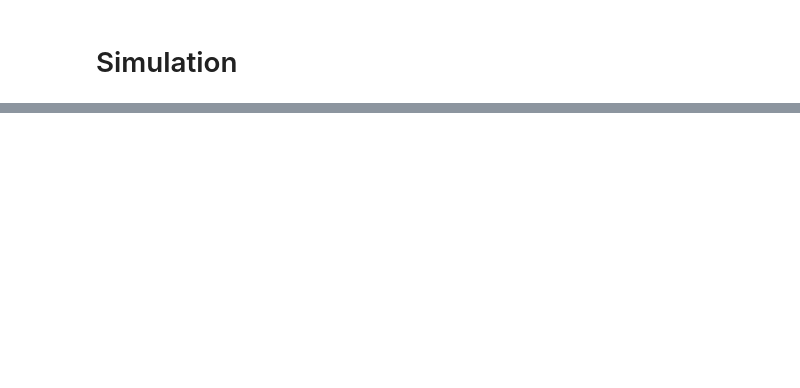
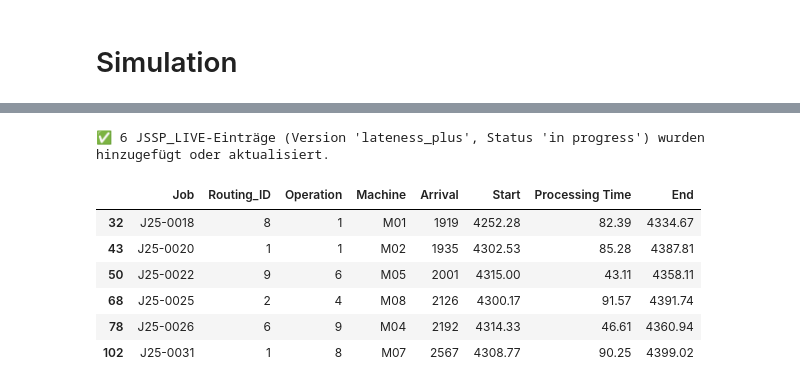
Before and after one commit to konrad-adamski/HTWD_Minimalinvasives_Job-Shop_Scheduling, a Jupyter notebook: notebooks/30_CP_Scheduling_Lateness_extra/Rescheduling_with_FirstOperation_Constraint.ipynb, the cells around one changed output, grey strips where cells are left out. Drawn from its saved outputs; the diff is of its cells as text; code cells hidden in the pictures; blank space fills up the shorter version.

```diff
--- a/notebooks/30_CP_Scheduling_Lateness_extra/Rescheduling_with_FirstOperation_Constraint.ipynb
+++ b/notebooks/30_CP_Scheduling_Lateness_extra/Rescheduling_with_FirstOperation_Constraint.ipynb
@@ -462,0 +485,2 @@ df_execution = simulation.run(start_time = day_start, end_time=day_end)
+# %%
+JSSP_LIVE.update_closed_jobs_from_operations(version="lateness_plus")
@@ -462,0 +503,13 @@ df_execution = simulation.run(start_time = day_start, end_time=day_end)
+# %%
+df_ops_in_progess = df_execution[df_execution.End >= day_end]
+JSSP_LIVE.add_from_dataframe(df_ops_in_progess, version="lateness_plus", status="in progress")
+df_ops_in_progess
+# %% [output]
+✅ 6 JSSP_LIVE-Einträge (Version 'lateness_plus', Status 'in progress') wurden hinzugefügt oder aktualisiert.
+|  | Job | Routing_ID | Operation | Machine | Arrival | Start | Processing Time | End |
+| 32 | J25-0018 | 8 | 1 | M01 | 1919 | 4252.28 | 82.39 | 4334.67 |
+| 43 | J25-0020 | 1 | 1 | M02 | 1935 | 4302.53 | 85.28 | 4387.81 |
+| 50 | J25-0022 | 9 | 6 | M05 | 2001 | 4315.00 | 43.11 | 4358.11 |
+| 68 | J25-0025 | 2 | 4 | M08 | 2126 | 4300.17 | 91.57 | 4391.74 |
+| 78 | J25-0026 | 6 | 9 | M04 | 2192 | 4314.33 | 46.61 | 4360.94 |
+| 102 | J25-0031 | 1 | 8 | M07 | 2567 | 4308.77 | 90.25 | 4399.02 |
```
Also changed, not shown: parts of 18 cells of this notebook, 3 other files.
